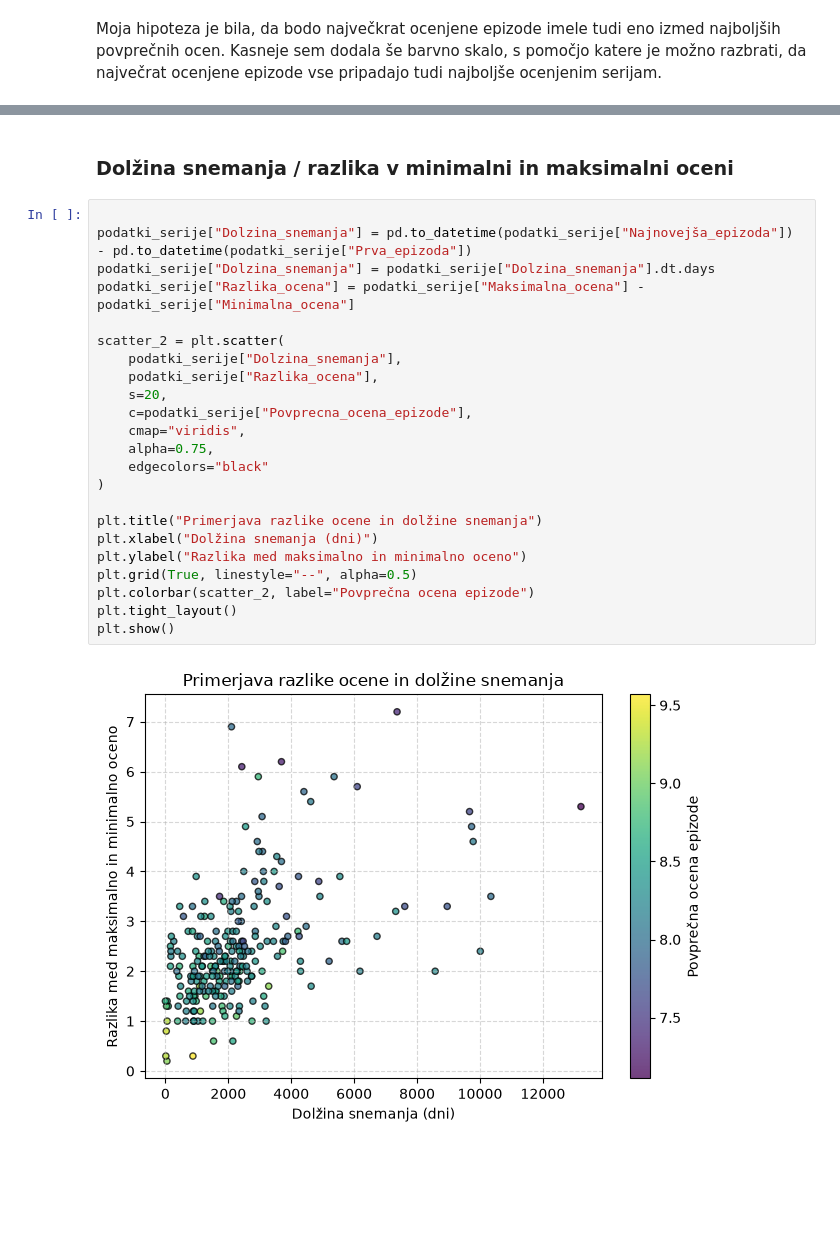
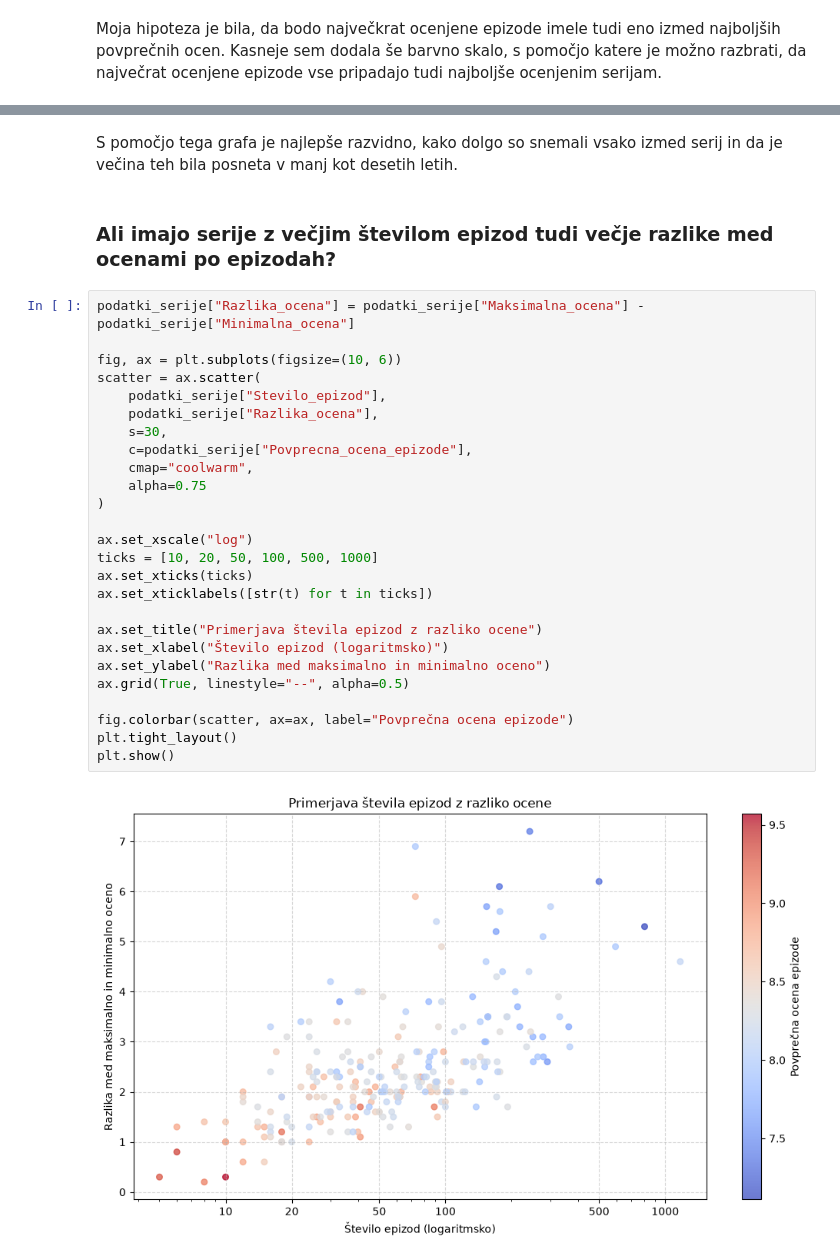
Before and after one commit to neca-klemencic/projektna_naloga_uvp, a Jupyter notebook: analiza.ipynb, the cells around one changed output, grey strips where cells are left out. Cells and saved outputs as stored; diff of their text form; blank space fills up the shorter version.

```diff
--- a/analiza.ipynb
+++ b/analiza.ipynb
@@ -144,27 +176,32 @@ plt.show()
+# %% [markdown]
+S pomočjo tega grafa je najlepše razvidno, kako dolgo so snemali vsako izmed serij in da je večina teh bila posneta v manj kot desetih letih.
 # %% [markdown]
-### Dolžina snemanja / razlika v minimalni in maksimalni oceni
+### Ali imajo serije z večjim številom epizod tudi večje razlike med ocenami po epizodah?
 # %%
-
-podatki_serije["Dolzina_snemanja"] = pd.to_datetime(podatki_serije["Najnovejša_epizoda"]) - pd.to_datetime(podatki_serije["Prva_epizoda"])
-podatki_serije["Dolzina_snemanja"] = podatki_serije["Dolzina_snemanja"].dt.days
 podatki_serije["Razlika_ocena"] = podatki_serije["Maksimalna_ocena"] - podatki_serije["Minimalna_ocena"]
 
-scatter_2 = plt.scatter(
-    podatki_serije["Dolzina_snemanja"],
+fig, ax = plt.subplots(figsize=(10, 6))
+scatter = ax.scatter(
+    podatki_serije["Stevilo_epizod"],
     podatki_serije["Razlika_ocena"],
-    s=20,
+    s=30,
     c=podatki_serije["Povprecna_ocena_epizode"],
-    cmap="viridis",
-    alpha=0.75,
-    edgecolors="black"
+    cmap="coolwarm",
+    alpha=0.75
 )
 
-plt.title("Primerjava razlike ocene in dolžine snemanja")
-plt.xlabel("Dolžina snemanja (dni)")
-plt.ylabel("Razlika med maksimalno in minimalno oceno")
-plt.grid(True, linestyle="--", alpha=0.5)
-plt.colorbar(scatter_2, label="Povprečna ocena epizode")
+ax.set_xscale("log")
+ticks = [10, 20, 50, 100, 500, 1000]
+ax.set_xticks(ticks)
+ax.set_xticklabels([str(t) for t in ticks])
+
+ax.set_title("Primerjava števila epizod z razliko ocene")
+ax.set_xlabel("Število epizod (logaritmsko)")
+ax.set_ylabel("Razlika med maksimalno in minimalno oceno")
+ax.grid(True, linestyle="--", alpha=0.5)
+
+fig.colorbar(scatter, ax=ax, label="Povprečna ocena epizode")
 plt.tight_layout()
 plt.show()
 # %% [output]
-[figure, old version]
+[figure, new version]
```
Also changed, not shown: parts of 30 cells of this notebook, 1 other file.
